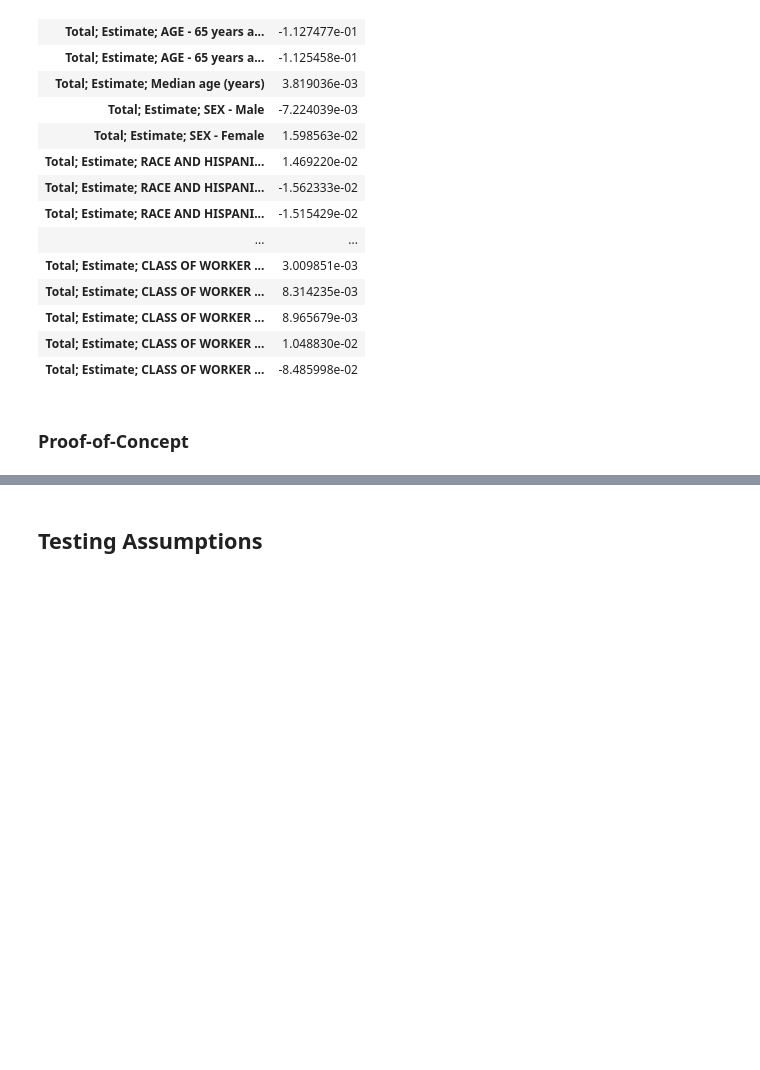
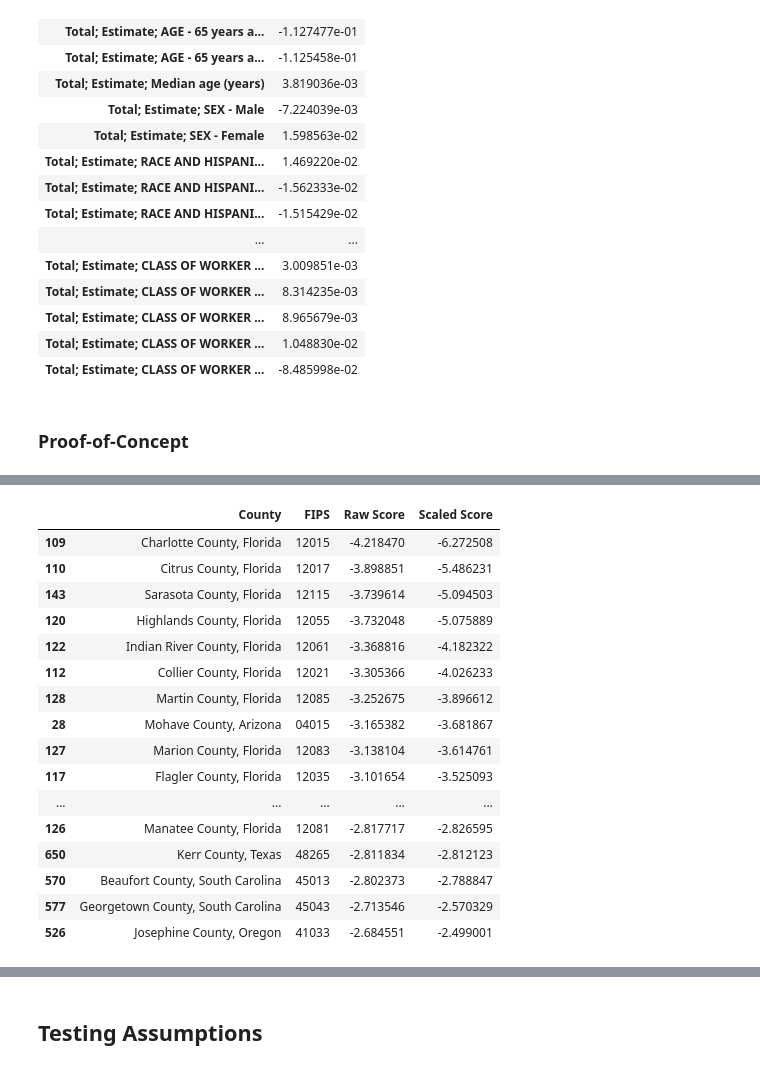
Before and after one commit to kaleoyster/datapalooza-2019, a Jupyter notebook: wip/03-26-19-Analysis.ipynb, the cells around one changed output, grey strips where cells are left out. Cells and saved outputs as stored; diff of their text form; code cells hidden in the pictures; blank space fills up the shorter version.

```diff
--- a/wip/03-26-19-Analysis.ipynb
+++ b/wip/03-26-19-Analysis.ipynb
@@ -222,0 +260,20 @@ py.iplot(fig, filename='choropleth_full_usa')
+# %%
+df_score.sort_values(by='Scaled Score', ascending=True).head(20)
+# %% [output]
+|  | County | FIPS | Raw Score | Scaled Score |
+| 109 | Charlotte County, Florida | 12015 | -4.218470 | -6.272508 |
+| 110 | Citrus County, Florida | 12017 | -3.898851 | -5.486231 |
+| 143 | Sarasota County, Florida | 12115 | -3.739614 | -5.094503 |
+| 120 | Highlands County, Florida | 12055 | -3.732048 | -5.075889 |
+| 122 | Indian River County, Florida | 12061 | -3.368816 | -4.182322 |
+| 112 | Collier County, Florida | 12021 | -3.305366 | -4.026233 |
+| 128 | Martin County, Florida | 12085 | -3.252675 | -3.896612 |
+| 28 | Mohave County, Arizona | 04015 | -3.165382 | -3.681867 |
+| 127 | Marion County, Florida | 12083 | -3.138104 | -3.614761 |
+| 117 | Flagler County, Florida | 12035 | -3.101654 | -3.525093 |
+| ... | ... | ... | ... | ... |
+| 126 | Manatee County, Florida | 12081 | -2.817717 | -2.826595 |
+| 650 | Kerr County, Texas | 48265 | -2.811834 | -2.812123 |
+| 570 | Beaufort County, South Carolina | 45013 | -2.802373 | -2.788847 |
+| 577 | Georgetown County, South Carolina | 45043 | -2.713546 | -2.570329 |
+| 526 | Josephine County, Oregon | 41033 | -2.684551 | -2.499001 |
```
Also changed, not shown: parts of 5 cells of this notebook.
